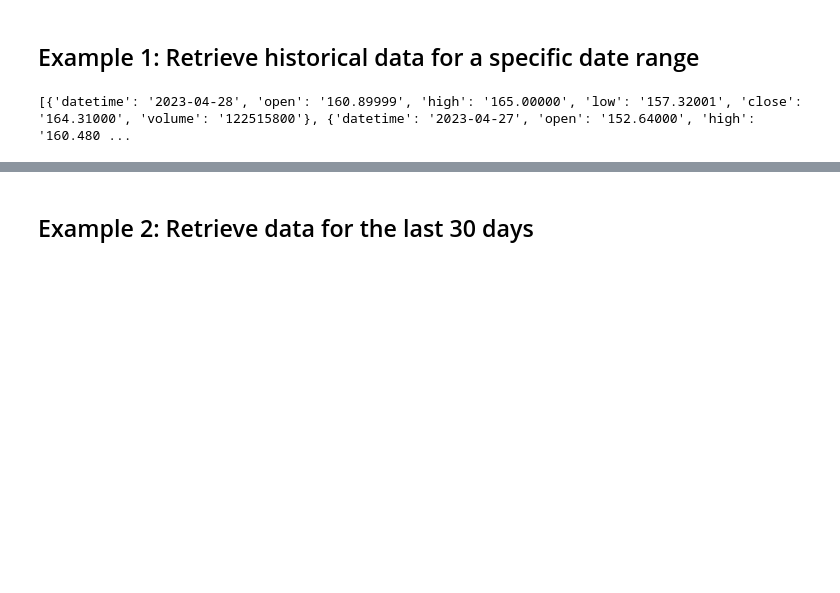
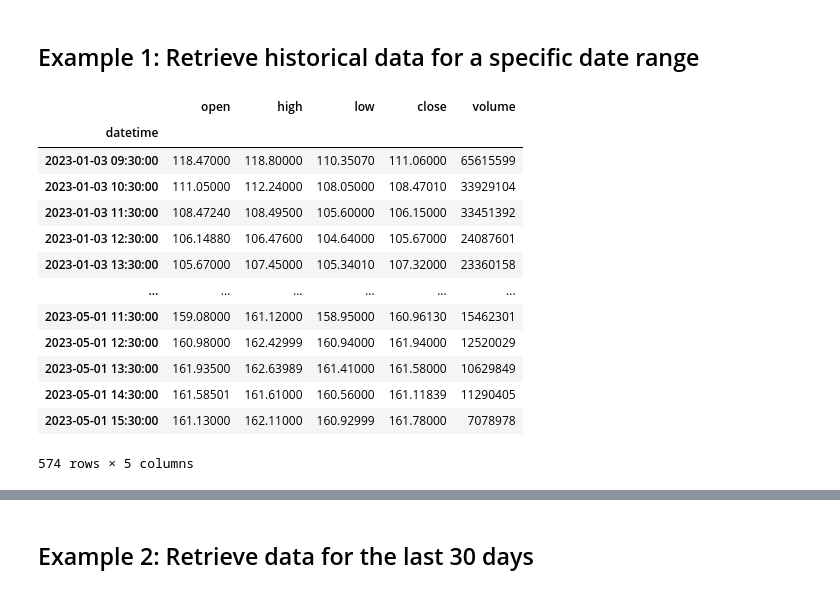
Before and after one commit to Design-01/stockbot_4, a Jupyter notebook: data/test_twelve_data.ipynb, the cells around one changed output, grey strips where cells are left out. Drawn from its saved outputs; the diff is of its cells as text; code cells hidden in the pictures; blank space fills up the shorter version.

Commit message:
TwelveData functionality to resmaple time frames to get any intervals

```diff
--- a/data/test_twelve_data.ipynb
+++ b/data/test_twelve_data.ipynb
@@ -9,7 +9,7 @@ from twelve_data import TwelveData
 api_key = '171136ac7161454b8f4abeb987c72b02'
 
 # Initialize the TwelveData instance
-td = TwelveData(api_key)
+td = TwelveData(api_key, 'TSLA')
 td
 # %% [output]
 <twelve_data.TwelveData at 0x...>
@@ -17,9 +17,22 @@ td
 ## Example 1: Retrieve historical data for a specific date range
 # %%
 # Retrieve historical data for AAPL (Apple Inc.) from January 1, 2023 to May 1, 2023
-data = td.get_historical_data("TSLA", start_date="2023-01-01", end_date="2023-05-01")
+data = td.get_historical_data("TSLA", start_date="2023-01-01 04:00", end_date="2023-05-01 16:00", interval="1h")
 
 # Print the first few entries of the retrieved data
-print(data['values'][:5] if data and 'values' in data else "No data retrieved")
+data
 # %% [output]
+|  | open | high | low | close | volume |
+| datetime |  |  |  |  |  |
+| 2023-01-03 09:30:00 | 118.47000 | 118.80000 | 110.35070 | 111.06000 | 65615599 |
+| 2023-01-03 10:30:00 | 111.05000 | 112.24000 | 108.05000 | 108.47010 | 33929104 |
+| 2023-01-03 11:30:00 | 108.47240 | 108.49500 | 105.60000 | 106.15000 | 33451392 |
+| 2023-01-03 12:30:00 | 106.14880 | 106.47600 | 104.64000 | 105.67000 | 24087601 |
+| 2023-01-03 13:30:00 | 105.67000 | 107.45000 | 105.34010 | 107.32000 | 23360158 |
+| ... | ... | ... | ... | ... | ... |
+| 2023-05-01 11:30:00 | 159.08000 | 161.12000 | 158.95000 | 160.96130 | 15462301 |
+| 2023-05-01 12:30:00 | 160.98000 | 162.42999 | 160.94000 | 161.94000 | 12520029 |
+| 2023-05-01 13:30:00 | 161.93500 | 162.63989 | 161.41000 | 161.58000 | 10629849 |
+| 2023-05-01 14:30:00 | 161.58501 | 161.61000 | 160.56000 | 161.11839 | 11290405 |
+| 2023-05-01 15:30:00 | 161.13000 | 162.11000 | 160.92999 | 161.78000 | 7078978 |
-[{'datetime': '2023-04-28', 'open': '160.89999', 'high': '165.00000', 'low': '157.32001', 'close': '164.31000', 'volume': '122515800'}, {'datetime': '2023-04-27', 'open': '152.64000', 'high': '160.480 ...
+574 rows × 5 columns
```
Also changed, not shown: parts of 1 cell of this notebook, 18 other files.
